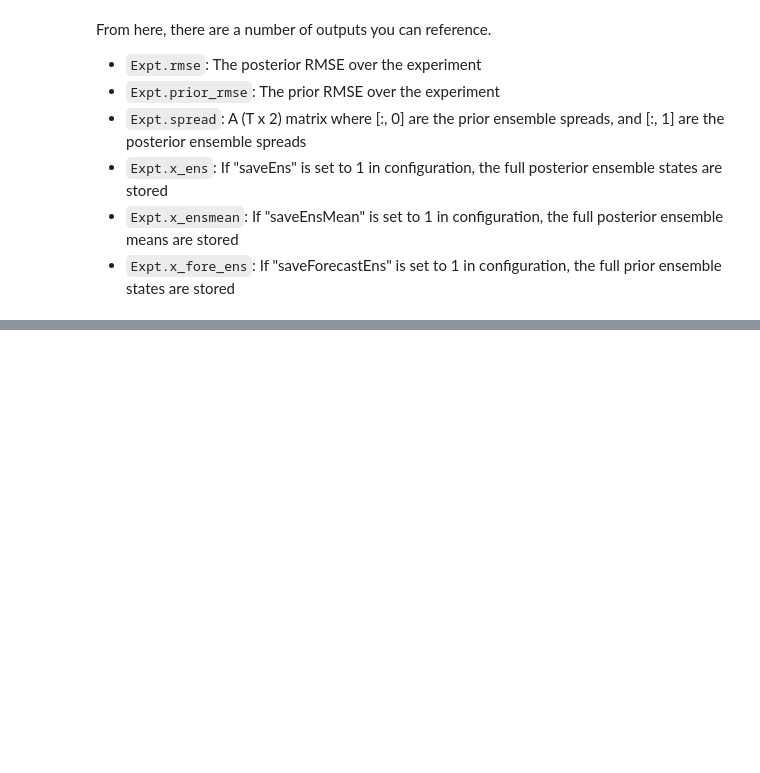
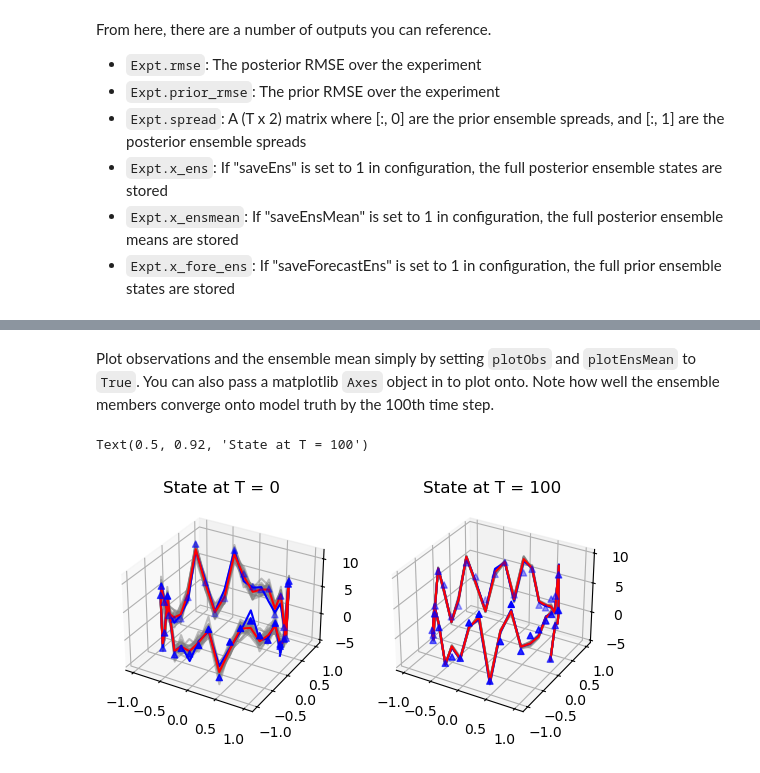
Before and after one commit to nikolaitM/DAPyr, a Jupyter notebook: src/tutorial.ipynb, the cells around one changed output, grey strips where cells are left out. Cells and saved outputs as stored; diff of their text form; code cells hidden in the pictures; blank space fills up the shorter version.

```diff
--- a/src/tutorial.ipynb
+++ b/src/tutorial.ipynb
@@ -104,0 +128,12 @@ Text(0, 0.5, 'Posterior RMSE')
+# %% [markdown]
+Plot observations and the ensemble mean simply by setting `plotObs` and `plotEnsMean` to `True`. You can also pass a matplotlib `Axes` object in to plot onto. Note how well the ensemble members converge onto model truth by the 100th time step.
+# %%
+plt.close()
+fig, axes = plt.subplots(1, 2, subplot_kw={'projection': '3d'})
+dap.plotExpt(expt, 0, axes[0], plotEnsMean=True, plotObs=True)
+dap.plotExpt(expt, 100, axes[1], plotEnsMean=True, plotObs=True)
+axes[0].set_title('State at T = 0')
+axes[1].set_title('State at T = 100')
+# %% [output]
+Text(0.5, 0.92, 'State at T = 100')
+[figure, added]
```
Also changed, not shown: parts of 14 cells of this notebook.
